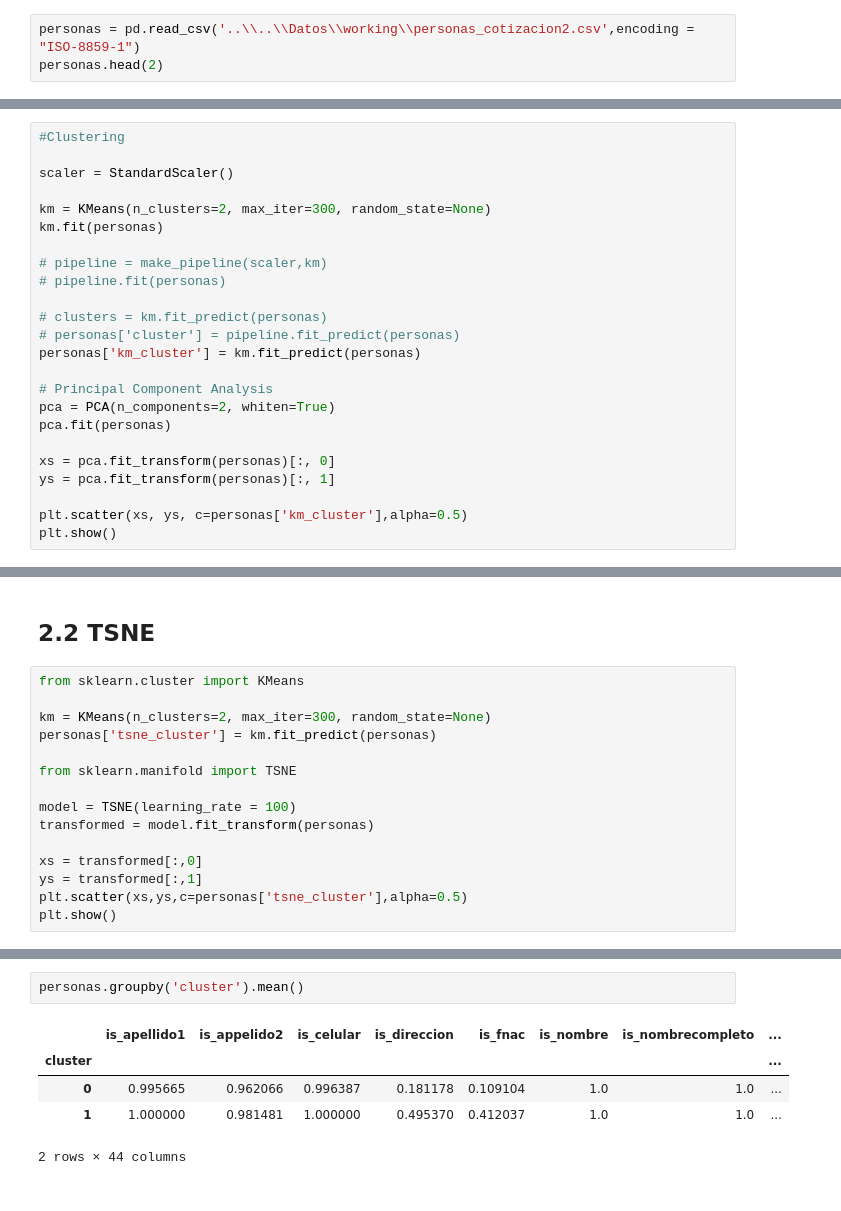
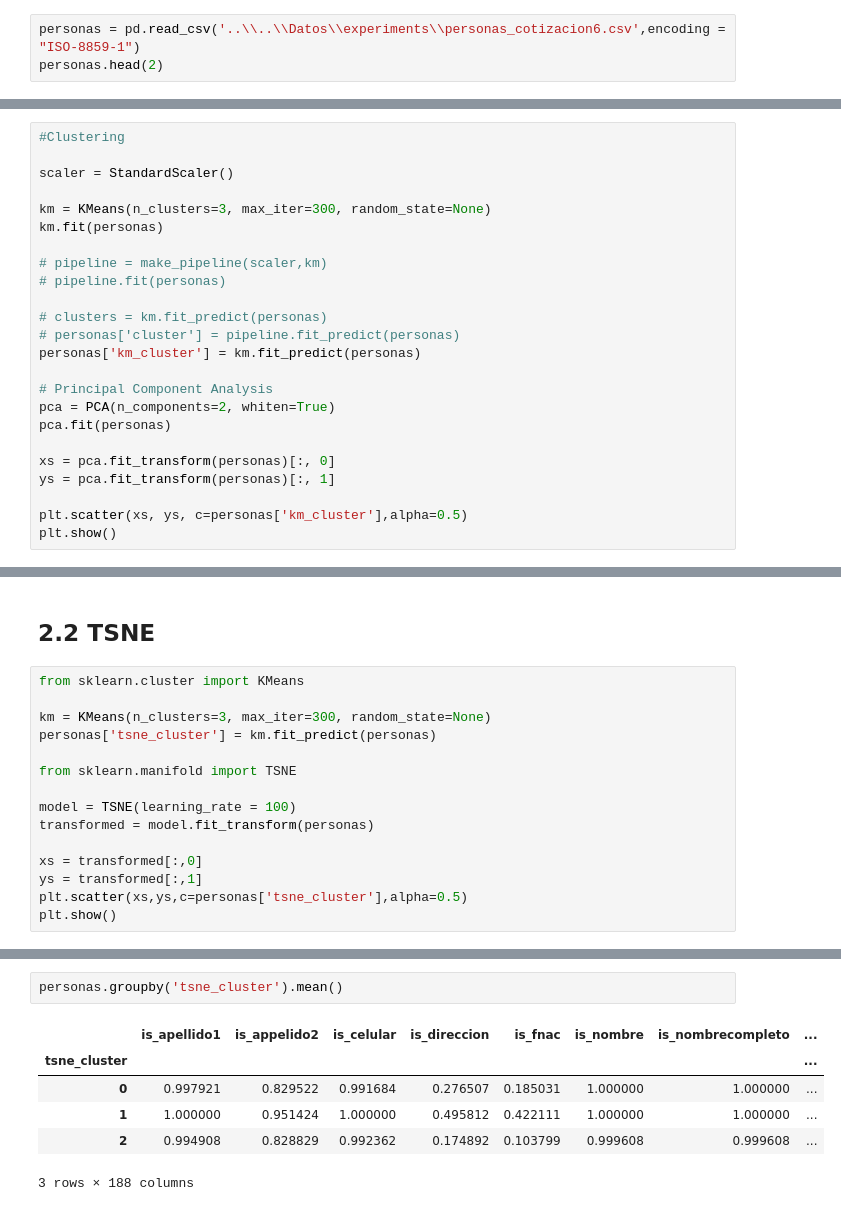
Before and after one commit to jcardenaslie/mem_aitue, a Jupyter notebook: Main Project/3 - Modeling/Modeling Unsupervised.ipynb, the cells around one changed output, grey strips where cells are left out. Drawn from its saved outputs; the diff is of its cells as text.

```diff
--- a/Main Project/3 - Modeling/Modeling Unsupervised.ipynb
+++ b/Main Project/3 - Modeling/Modeling Unsupervised.ipynb
@@ -8,7 +8,7 @@ import pandas as pd
 # %% [markdown]
 # 1 Data
 # %%
-personas = pd.read_csv('..\\..\\Datos\\working\\personas_cotizacion2.csv',encoding = "ISO-8859-1")
+personas = pd.read_csv('..\\..\\Datos\\experiments\\personas_cotizacion6.csv',encoding = "ISO-8859-1")
 personas.head(2)
 # %% [output]
 |  | Unnamed: 0 | is_apellido1 | is_appelido2 | is_celular | is_direccion | is_fnac | is_nombre | ... |
@@ -108,7 +108,7 @@ plt.show()
 
 scaler = StandardScaler()
 
-km = KMeans(n_clusters=2, max_iter=300, random_state=None)
+km = KMeans(n_clusters=3, max_iter=300, random_state=None)
 km.fit(personas)
 
 # pipeline = make_pipeline(scaler,km)
@@ -156,7 +158,7 @@ personas.groupby('cluster').mean()
 # %%
 from sklearn.cluster import KMeans
 
-km = KMeans(n_clusters=2, max_iter=300, random_state=None)
+km = KMeans(n_clusters=3, max_iter=300, random_state=None)
 personas['tsne_cluster'] = km.fit_predict(personas)
 
 from sklearn.manifold import TSNE
@@ -187,8 +190,9 @@ personas
 # %%
-personas.groupby('cluster').mean()
+personas.groupby('tsne_cluster').mean()
 # %% [output]
 |  | is_apellido1 | is_appelido2 | is_celular | is_direccion | is_fnac | is_nombre | is_nombrecompleto | ... |
-| cluster |  |  |  |  |  |  |  | ... |
-| 0 | 0.995665 | 0.962066 | 0.996387 | 0.181178 | 0.109104 | 1.0 | 1.0 | ... |
-| 1 | 1.000000 | 0.981481 | 1.000000 | 0.495370 | 0.412037 | 1.0 | 1.0 | ... |
+| tsne_cluster |  |  |  |  |  |  |  | ... |
+| 0 | 0.997921 | 0.829522 | 0.991684 | 0.276507 | 0.185031 | 1.000000 | 1.000000 | ... |
+| 1 | 1.000000 | 0.951424 | 1.000000 | 0.495812 | 0.422111 | 1.000000 | 1.000000 | ... |
+| 2 | 0.994908 | 0.828829 | 0.992362 | 0.174892 | 0.103799 | 0.999608 | 0.999608 | ... |
-2 rows × 44 columns
+3 rows × 188 columns
```
Also changed, not shown: parts of 9 cells of this notebook, 3 other files.
